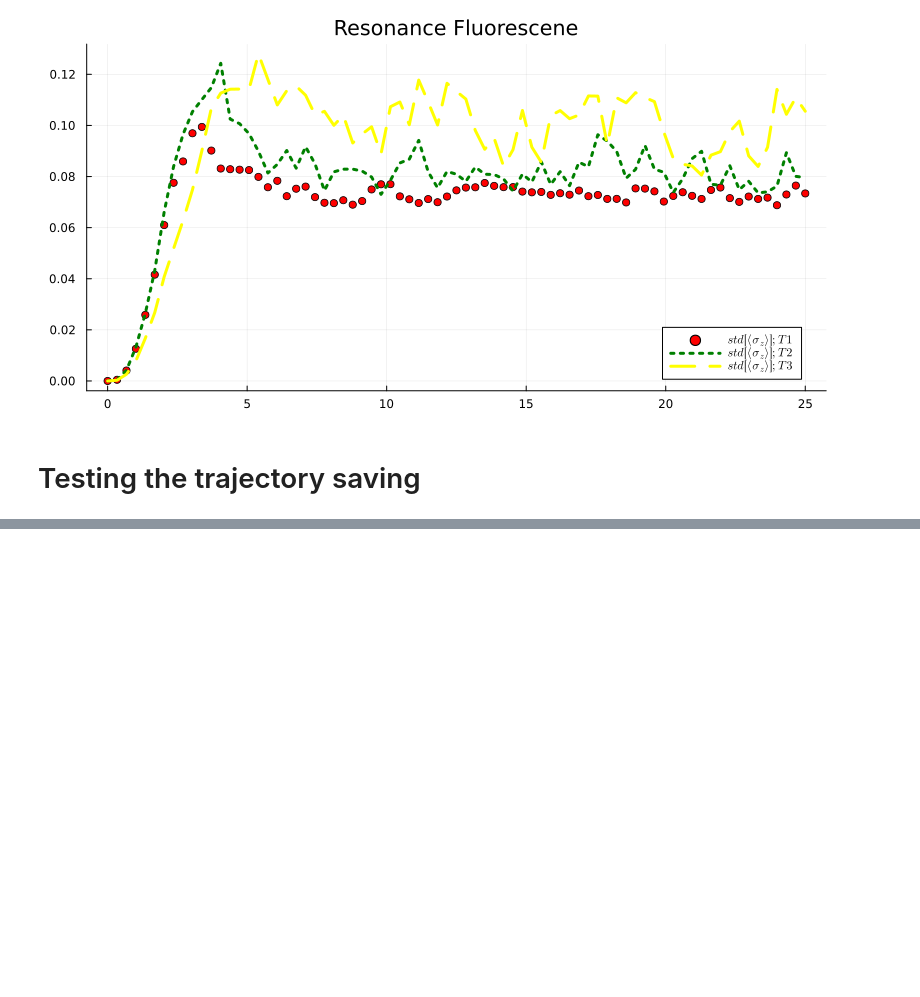
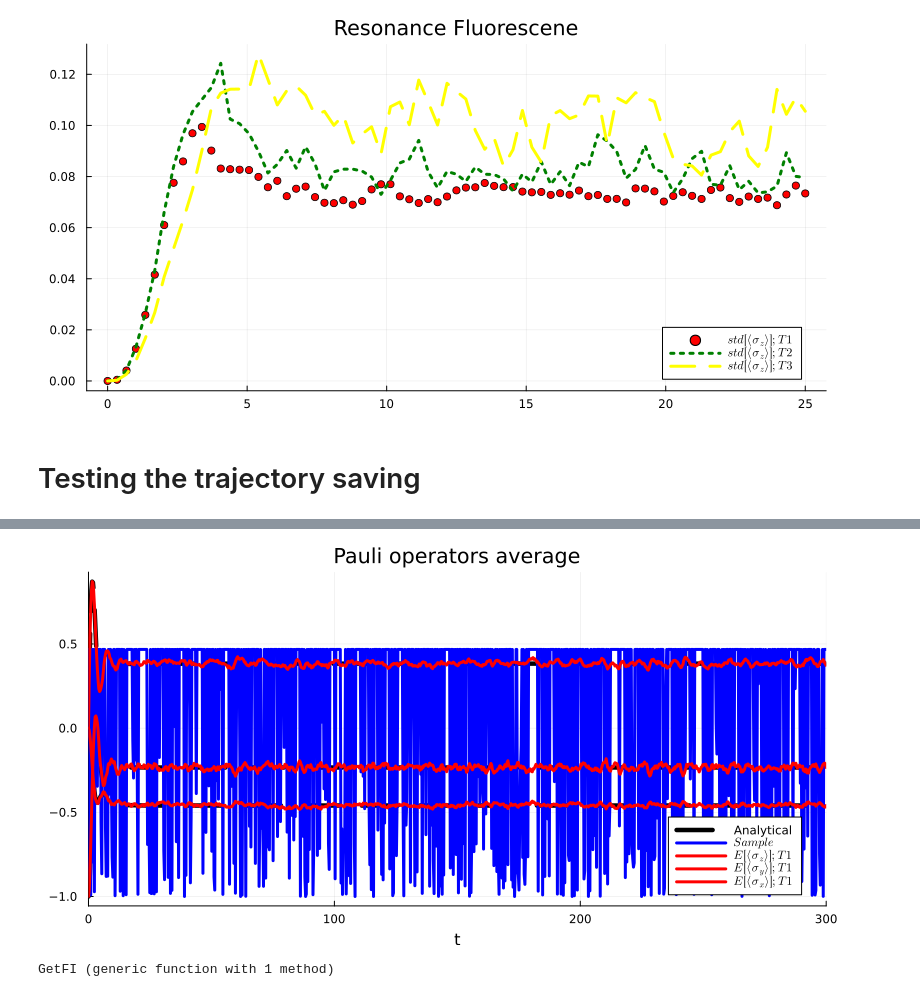
Before and after one commit to Ste1nb0cK/BackAction.jl, a Jupyter notebook: notebooks/NewUnravelings.ipynb, the cells around one changed output, grey strips where cells are left out. Drawn from its saved outputs; the diff is of its cells as text; code cells hidden in the pictures; blank space fills up the shorter version.

```diff
--- a/notebooks/NewUnravelings.ipynb
+++ b/notebooks/NewUnravelings.ipynb
@@ -256,0 +235,13 @@ Vector{DetectionClick}(undef, 10)
+# %%
+function resonance_fluorescene!(du, u, p, t)
+    #     -0.5*gamma*(2*nbar+1)*r[1] - delta*r[2]
+    # delta*r[1] - 0.5*gamma*(2*nbar+1)*r[2] - omega*r[3];
+    # omega*r[2] - gamma*(2*nbar+1)*r[3] - gamma]
+    nbar = 0.0
+    du[1] = - 0.5*k*(2*nbar+1)*u[1] - delta*u[2]
+    du[2] = + delta*u[1] - 0.5*k*(2*nbar+1)*u[2]- omega*u[3]
+    du[3] = omega*u[2] - k*(2*nbar+1)*u[3] - k
+end
+u0 = [0.0, 0.0, -1.0]
+prob_analytical = ODEProblem(resonance_fluorescene!, u0, extrema(t_eval))
+sol_analytical = solve(prob_analytical);
@@ -256,0 +286,43 @@ Vector{DetectionClick}(undef, 10)
+# %%
+r_sample = get_r_sample(sim)
+
+# Analytical
+plot(sol_analytical, idxs=(0,3), label="Analytical", color="black", line=:dash, linewidth=4.5)
+plot!(sol_analytical, idxs=(0,2), label=false, color="black",line=:dash, linewidth=4.5)
+plot!(sol_analytical, idxs=(0,1), label=false, color="black",line=:dash, linewidth=4.5)
+# Sample trajectory
+plot!(t_eval, r_sample[3, 10, :], label=L"Sample", linewidth=3.0, color="blue")
+## T1
+plot!(t_eval, dropdims(mean(r_sample[3, :, :], dims=2), dims=2), label=L"E[\langle\sigma_z\rangle]; T1", linewidth=3.0, color="red",
+    title="Pauli operators average", size=(800, 400))
+plot!(t_eval, dropdims(mean(r_sample[2, :, :], dims=2), dims=2), label=L"E[\langle\sigma_y\rangle]; T1", linewidth=3, color="red",
+        )
+plot!(t_eval, dropdims(mean(r_sample[1, :, :], dims=2), dims=2), label=L"E[\langle\sigma_x\rangle]; T1", linewidth=3, color="red",
+        )
+#plot(t_eval, r_sample[1, 1, :])
+# %% [output]
+[figure, added]
+# %%
+function GetFI(delta::Float64, ntraj::Int64)
+   trajectories = Vector{Trajectory}(undef, ntraj)
+    for k in 1:ntraj
+       trajectories[k] = extract_trajectory(sim[k])
+    end
+    ntimes = size(t_given)[1]
+    xi_sample = Array{ComplexF64}(undef, sys.NLEVELS, sys.NLEVELS, ntimes, params.ntraj)
+    @time begin
+    for n in 1:params.ntraj
+        xi_sample[:, :, :, n] = monitoringoperator(t_given, sys, He, [L], trajectories[n],
+                                                   params.psi0,[delta, omega, k], [delta/100, 0.0, 0.0])
+    end
+    end
+    fi_sample = Array{Float64}(undef, ntimes, params.ntraj)
+    for n in 1:params.ntraj
+        for k in 1:ntimes
+            fi_sample[k, n] = real(tr(xi_sample[:, :, k, n]))^2
+        end
+    end
+    return fi_sample./tf
+end
+# %% [output]
+GetFI (generic function with 1 method)
```
Also changed, not shown: parts of 15 cells of this notebook, 4 other files.
